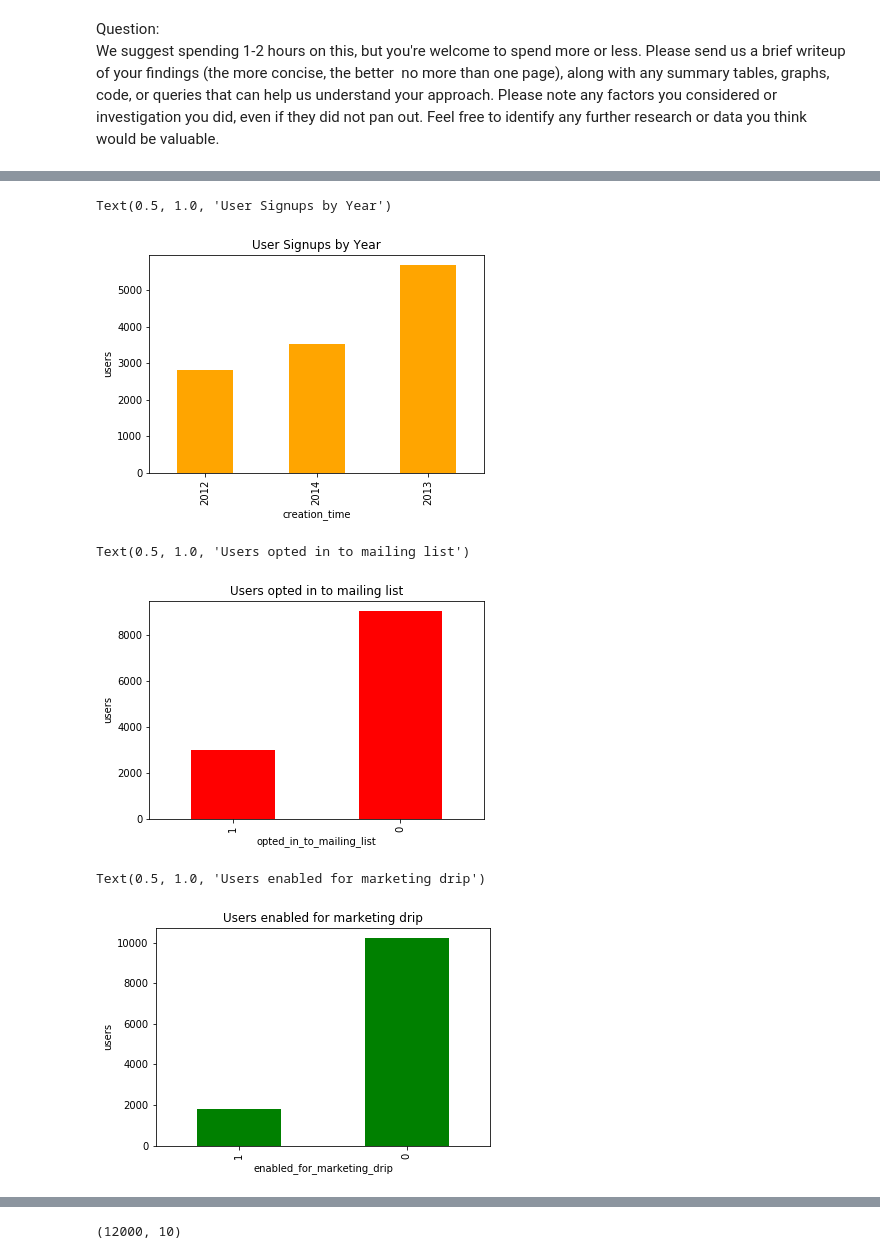
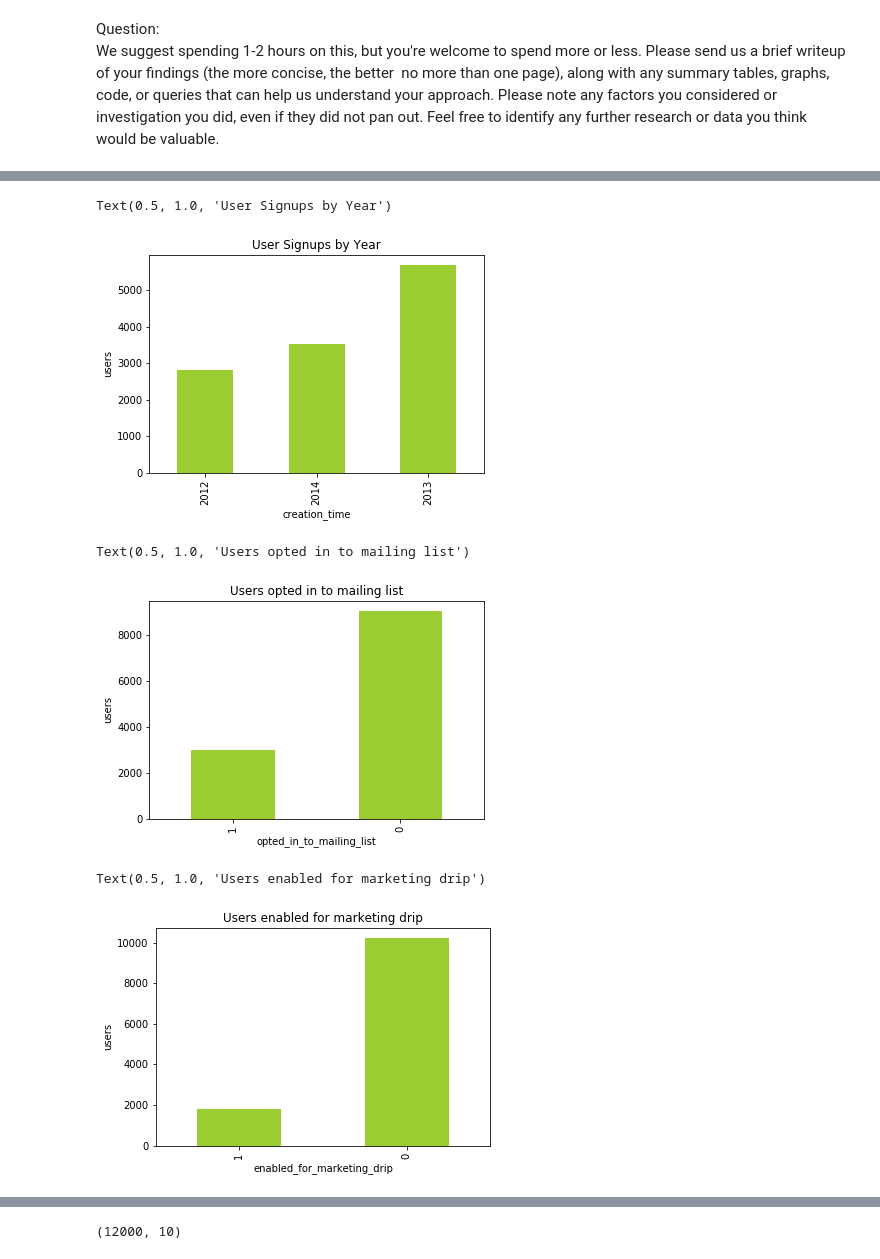
Before and after one commit to glazenda/Challenge2_DataScience, a Jupyter notebook: Challenge_Relax.ipynb, the cells around one changed output, grey strips where cells are left out. Drawn from its saved outputs; the diff is of its cells as text; code cells hidden in the pictures.

```diff
--- a/Challenge_Relax.ipynb
+++ b/Challenge_Relax.ipynb
@@ -56,24 +56,24 @@ users_df.creation_time = pd.to_datetime(users_df.creation_time)
 users_df.last_session_creation_time = pd.to_datetime(users_df.last_session_creation_time)
 # %%
 # number of users signed up by creation year
-users_df.groupby(users_df['creation_time'].dt.year).size().sort_values().plot(kind='bar',color='orange')
+users_df.groupby(users_df['creation_time'].dt.year).size().sort_values().plot(kind='bar',color='yellowgreen')
 plt.ylabel('users')
 plt.title('User Signups by Year')
 # %% [output]
 Text(0.5, 1.0, 'User Signups by Year')
-[figure, old version]
+[figure, new version]
 # %%
-users_df.groupby(users_df['opted_in_to_mailing_list']).size().sort_values().plot(kind='bar',color='r')
+users_df.groupby(users_df['opted_in_to_mailing_list']).size().sort_values().plot(kind='bar',color='yellowgreen')
 plt.ylabel('users')
 plt.title('Users opted in to mailing list')
 # %% [output]
 Text(0.5, 1.0, 'Users opted in to mailing list')
-[figure, old version]
+[figure, new version]
 # %%
-users_df.groupby(users_df['enabled_for_marketing_drip']).size().sort_values().plot(kind='bar',color='g')
+users_df.groupby(users_df['enabled_for_marketing_drip']).size().sort_values().plot(kind='bar',color='yellowgreen')
 plt.ylabel('users')
 plt.title('Users enabled for marketing drip')
 # %% [output]
 Text(0.5, 1.0, 'Users enabled for marketing drip')
-[figure, old version]
+[figure, new version]
 # %%
```
Also changed, not shown: parts of 8 cells of this notebook.
